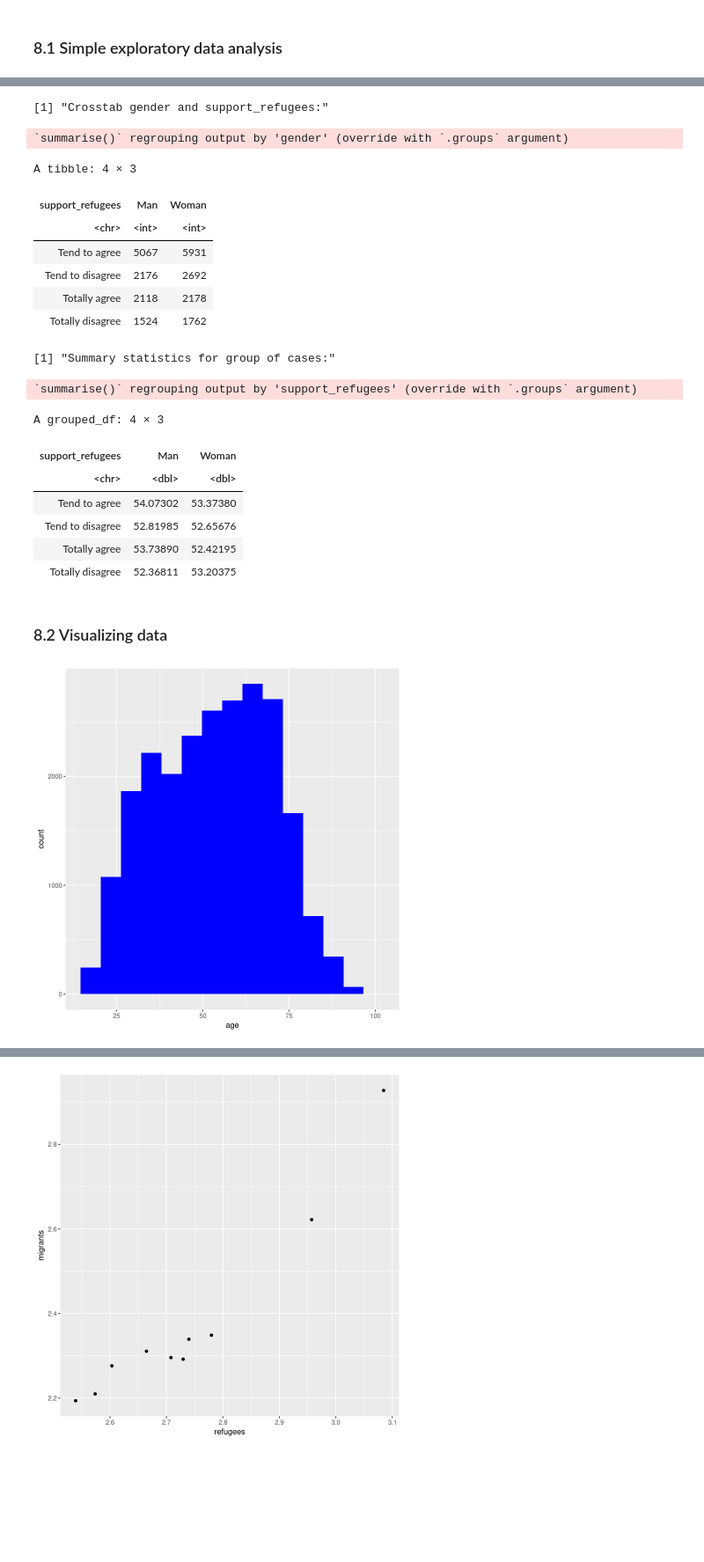
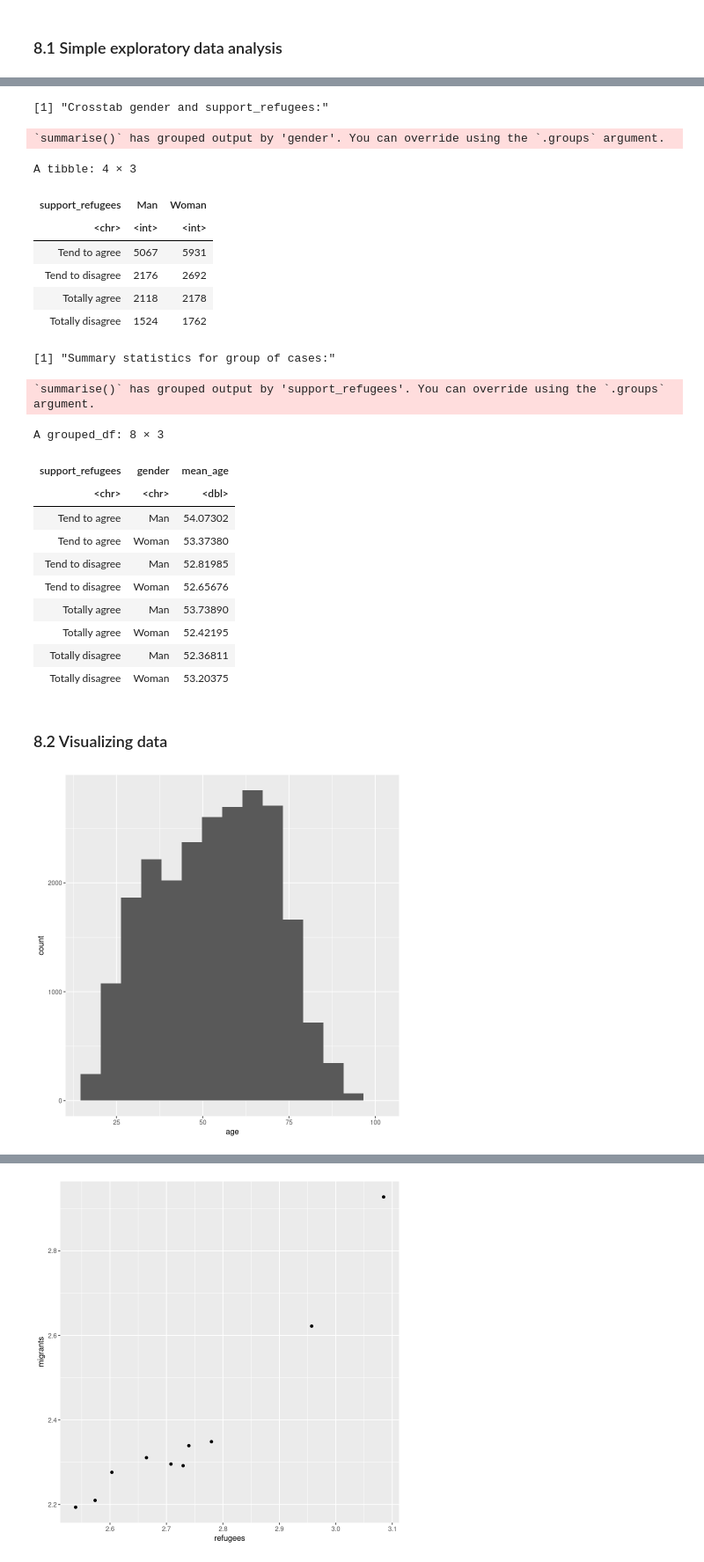
Before and after one commit to ccs-amsterdam/ccsbook, a Jupyter notebook: chapter07/EDA_r.ipynb, the cells around one changed output, grey strips where cells are left out. Shown at 88% size. Drawn from its saved outputs; the diff is of its cells as text; code cells hidden in the pictures; blank space fills up the shorter version.

```diff
--- a/chapter07/EDA_r.ipynb
+++ b/chapter07/EDA_r.ipynb
@@ -28,13 +33,9 @@ Welcome! Want to learn more? See two factoextra-related books at https://goo.gl/
 # %% [markdown]
 ### 8.1 Simple exploratory data analysis
 # %%
-
-#Load clean data
-#Data preparation in cleaning_eurobarometer_r.ipynb
-url='http://cssbook.net/d/eurobarometer_nov_2017.csv'
+url='http://cssbook.net/d/eurobarom_nov_2017.csv'
 d2= read_csv(url, col_names = TRUE)
-print(glue("Shape of my original data: {nrow(d2)} x {ncol(d2)}"))
-print("Variables:")
+glue("{nrow(d2)} row x {ncol(d2)} columns")
 colnames(d2)
 # %% [output]
 ── Column specification ──────────────────────────────────────────────────────────────────────────────────────────────────────────────────────────────────────────────────────────────────────────────── ...
@@ -105,20 +102,17 @@ Shape of my data without missing values 23448 x 17
 # %%
 print("Crosstab gender and support_refugees:")
-crosstab_gender_support = d2%>%
+d2 %>%
   group_by(gender, support_refugees)%>%
   summarise(n=n())%>%
-  spread(gender, n)
-crosstab_gender_support
+  pivot_wider(values_from="n",names_from="gender")
 
 print("Summary statistics for group of cases:")
-summary_statistics = d2%>%
+d2 %>%
   group_by(support_refugees, gender)%>%
-  summarise(mean_age=mean(age, na.rm = TRUE))%>%
-  spread(gender, mean_age)
-summary_statistics
+  summarise(mean_age=mean(age, na.rm = TRUE))
 # %% [output]
 [1] "Crosstab gender and support_refugees:"
-`summarise()` regrouping output by 'gender' (override with `.groups` argument)
+`summarise()` has grouped output by 'gender'. You can override using the `.groups` argument.
 A tibble: 4 × 3
 | support_refugees | Man | Woman |
 | <chr> | <int> | <int> |
@@ -127,19 +121,23 @@ A tibble: 4 × 3
 | Totally agree | 2118 | 2178 |
 | Totally disagree | 1524 | 1762 |
 [1] "Summary statistics for group of cases:"
-`summarise()` regrouping output by 'support_refugees' (override with `.groups` argument)
+`summarise()` has grouped output by 'support_refugees'. You can override using the `.groups` argument.
-A grouped_df: 4 × 3
+A grouped_df: 8 × 3
-| support_refugees | Man | Woman |
-| <chr> | <dbl> | <dbl> |
-| Tend to agree | 54.07302 | 53.37380 |
-| Tend to disagree | 52.81985 | 52.65676 |
-| Totally agree | 53.73890 | 52.42195 |
-| Totally disagree | 52.36811 | 53.20375 |
+| support_refugees | gender | mean_age |
+| <chr> | <chr> | <dbl> |
+| Tend to agree | Man | 54.07302 |
+| Tend to agree | Woman | 53.37380 |
+| Tend to disagree | Man | 52.81985 |
+| Tend to disagree | Woman | 52.65676 |
+| Totally agree | Man | 53.73890 |
+| Totally agree | Woman | 52.42195 |
+| Totally disagree | Man | 52.36811 |
+| Totally disagree | Woman | 53.20375 |
 # %% [markdown]
 ### 8.2 Visualizing data
 # %%
-ggplot (data=d2) +
-  geom_histogram(mapping = aes(x= age), bins = 15, fill=I("blue"))
+ggplot(data=d2) +
+  geom_histogram(mapping = aes(x= age), bins = 15)
 # %% [output]
-[figure, old version]
+[figure, new version]
 # %%
```
Also changed, not shown: parts of 38 cells of this notebook, 1 other file.
